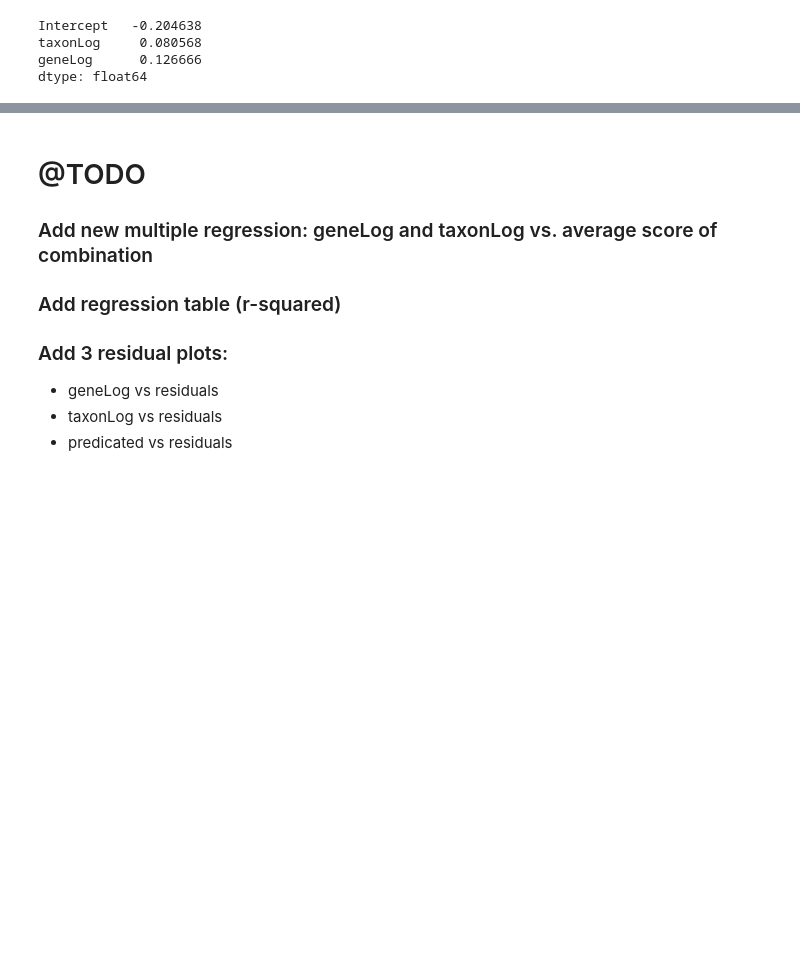
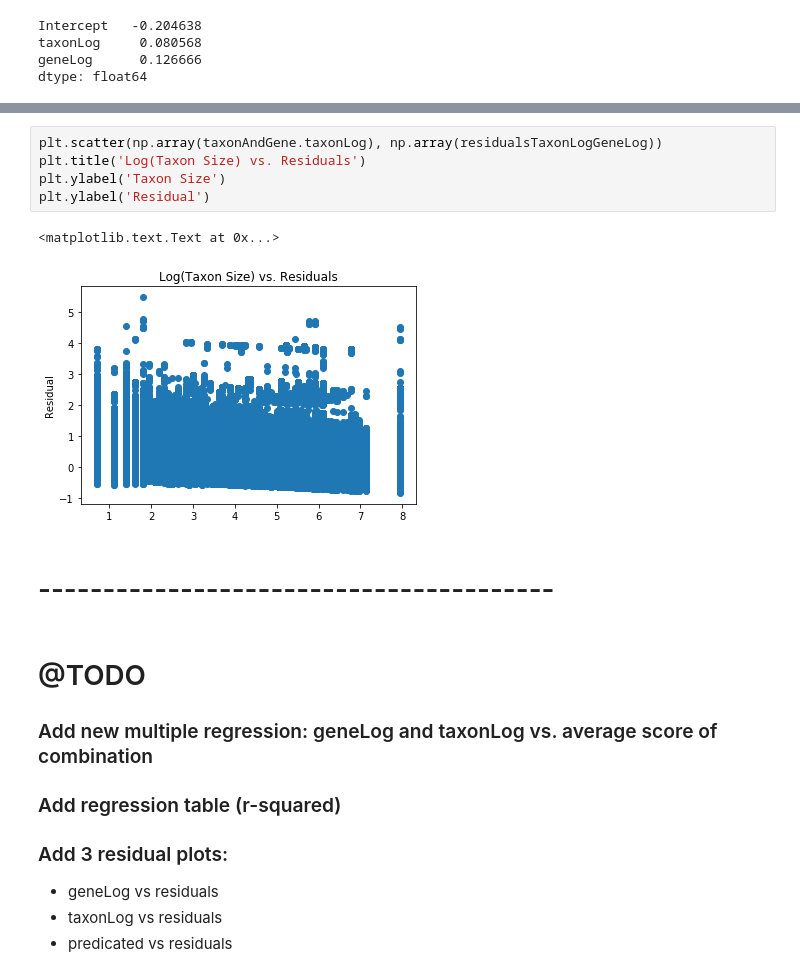
Before and after one commit to odumitr/Gene-and-Taxa-Analysis, a Jupyter notebook: src/linear_regression.ipynb, the cells around one changed output, grey strips where cells are left out. Cells and saved outputs as stored; diff of their text form; blank space fills up the shorter version.

```diff
--- a/src/linear_regression.ipynb
+++ b/src/linear_regression.ipynb
@@ -698,3 +728,13 @@ OLS Regression Results
+# %%
+plt.scatter(np.array(taxonAndGene.taxonLog), np.array(residualsTaxonLogGeneLog))
+plt.title('Log(Taxon Size) vs. Residuals')
+plt.ylabel('Taxon Size')
+plt.ylabel('Residual')
+# %% [output]
+<matplotlib.text.Text at 0x...>
+[figure, added]
+# %% [markdown]
+# ----------------------------------------
 # %% [markdown]
 # @TODO
 
```
Also changed, not shown: parts of 16 cells of this notebook.
